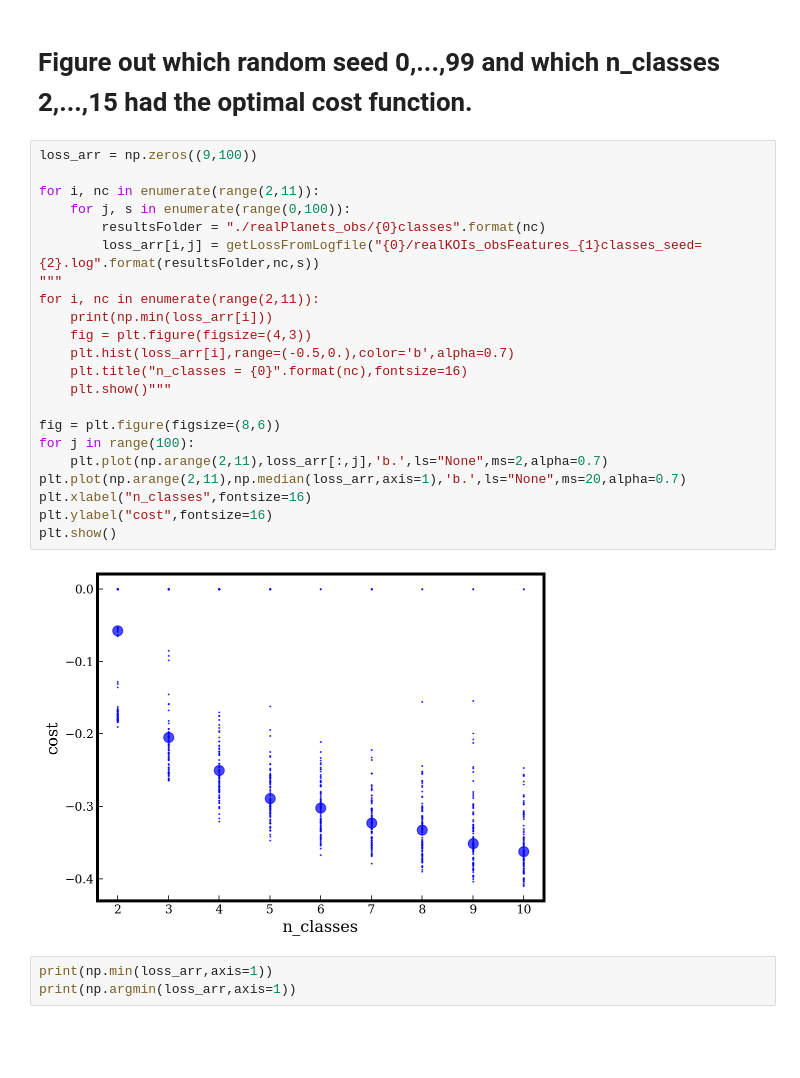
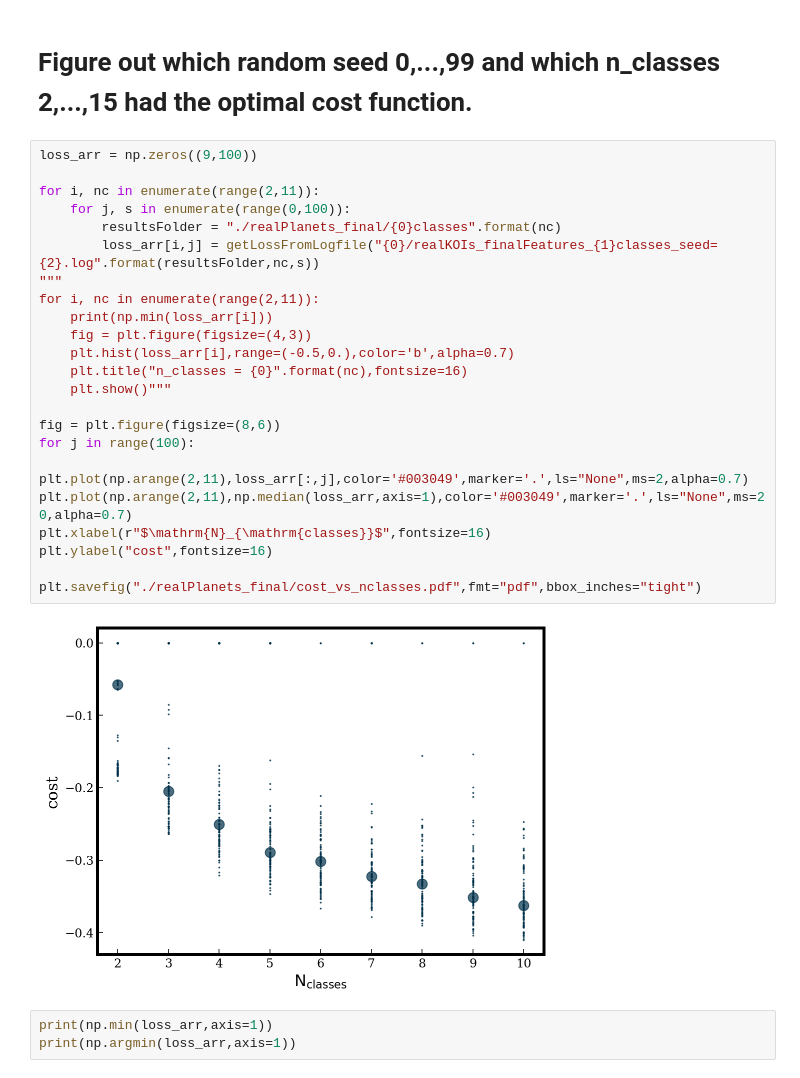
Before and after one commit to esandford/mmi-tagger, a Jupyter notebook: planettagger/lookAtResults_realKOIs.ipynb, the cells around one changed output. Cells and saved outputs as stored; diff of their text form; blank space fills up the shorter version.

```diff
--- a/planettagger/lookAtResults_realKOIs.ipynb
+++ b/planettagger/lookAtResults_realKOIs.ipynb
@@ -512,27 +519,28 @@ classColoursList = ['#36747D','#F6AA1C','#7A1809','#003049','#BF3E0B','#2E8B57',
 # %%
 loss_arr = np.zeros((9,100))
 
 for i, nc in enumerate(range(2,11)):
     for j, s in enumerate(range(0,100)):
-        resultsFolder = "./realPlanets_obs/{0}classes".format(nc)
-        loss_arr[i,j] = getLossFromLogfile("{0}/realKOIs_obsFeatures_{1}classes_seed={2}.log".format(resultsFolder,nc,s))
+        resultsFolder = "./realPlanets_final/{0}classes".format(nc)
+        loss_arr[i,j] = getLossFromLogfile("{0}/realKOIs_finalFeatures_{1}classes_seed={2}.log".format(resultsFolder,nc,s))
 """
 for i, nc in enumerate(range(2,11)):
     print(np.min(loss_arr[i]))
     fig = plt.figure(figsize=(4,3))
     plt.hist(loss_arr[i],range=(-0.5,0.),color='b',alpha=0.7)
     plt.title("n_classes = {0}".format(nc),fontsize=16)
     plt.show()"""
 
 fig = plt.figure(figsize=(8,6))
 for j in range(100):
-    plt.plot(np.arange(2,11),loss_arr[:,j],'b.',ls="None",ms=2,alpha=0.7)
-plt.plot(np.arange(2,11),np.median(loss_arr,axis=1),'b.',ls="None",ms=20,alpha=0.7)
-plt.xlabel("n_classes",fontsize=16)
+    plt.plot(np.arange(2,11),loss_arr[:,j],color='#003049',marker='.',ls="None",ms=2,alpha=0.7)
+plt.plot(np.arange(2,11),np.median(loss_arr,axis=1),color='#003049',marker='.',ls="None",ms=20,alpha=0.7)
+plt.xlabel(r"$\mathrm{N}_{\mathrm{classes}}$",fontsize=16)
 plt.ylabel("cost",fontsize=16)
-plt.show()
+
+plt.savefig("./realPlanets_final/cost_vs_nclasses.pdf",fmt="pdf",bbox_inches="tight")
 # %% [output]
-[figure, old version]
+[figure, new version]
 # %%
 print(np.min(loss_arr,axis=1))
 print(np.argmin(loss_arr,axis=1))
```
Also changed, not shown: parts of 8 cells of this notebook, 19 other files.
